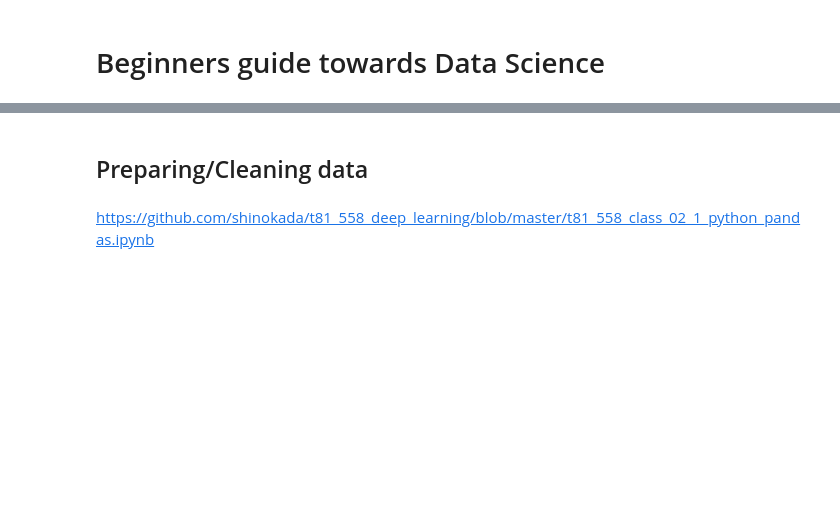
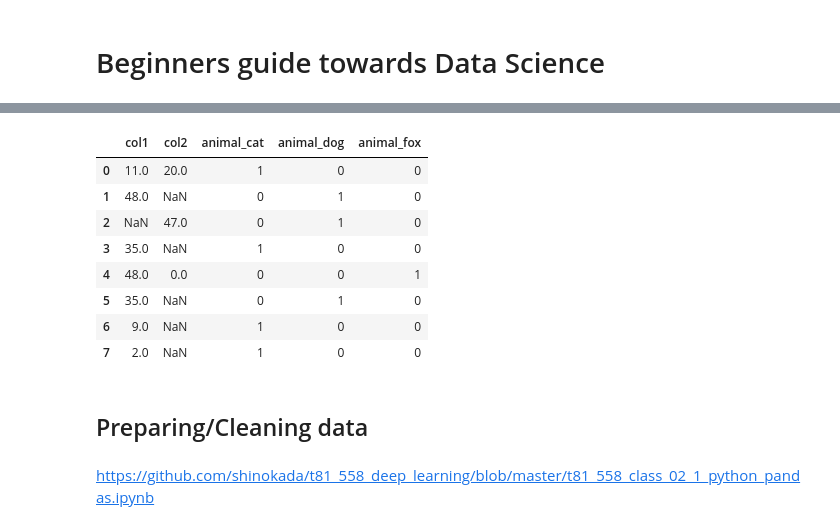
Before and after one commit to shinokada/python-for-ib-diploma-mathematics, a Jupyter notebook: Beginners_guide_towards_Data_Science.ipynb, the cells around one changed output, grey strips where cells are left out. Drawn from its saved outputs; the diff is of its cells as text; code cells hidden in the pictures; blank space fills up the shorter version.

```diff
--- a/Beginners_guide_towards_Data_Science.ipynb
+++ b/Beginners_guide_towards_Data_Science.ipynb
@@ -27,3 +244,16 @@ There are many resources you can find online. This is [my collection of data sou
+# %%
+df.drop('col3', axis=1, inplace=True)
+df
+# %% [output]
+|  | col1 | col2 | animal_cat | animal_dog | animal_fox |
+| 0 | 11.0 | 20.0 | 1 | 0 | 0 |
+| 1 | 48.0 | NaN | 0 | 1 | 0 |
+| 2 | NaN | 47.0 | 0 | 1 | 0 |
+| 3 | 35.0 | NaN | 1 | 0 | 0 |
+| 4 | 48.0 | 0.0 | 0 | 0 | 1 |
+| 5 | 35.0 | NaN | 0 | 1 | 0 |
+| 6 | 9.0 | NaN | 1 | 0 | 0 |
+| 7 | 2.0 | NaN | 1 | 0 | 0 |
 # %% [markdown]
 ## Preparing/Cleaning data
 # %% [markdown]
```
Also changed, not shown: parts of 27 cells of this notebook, 5 other files.
